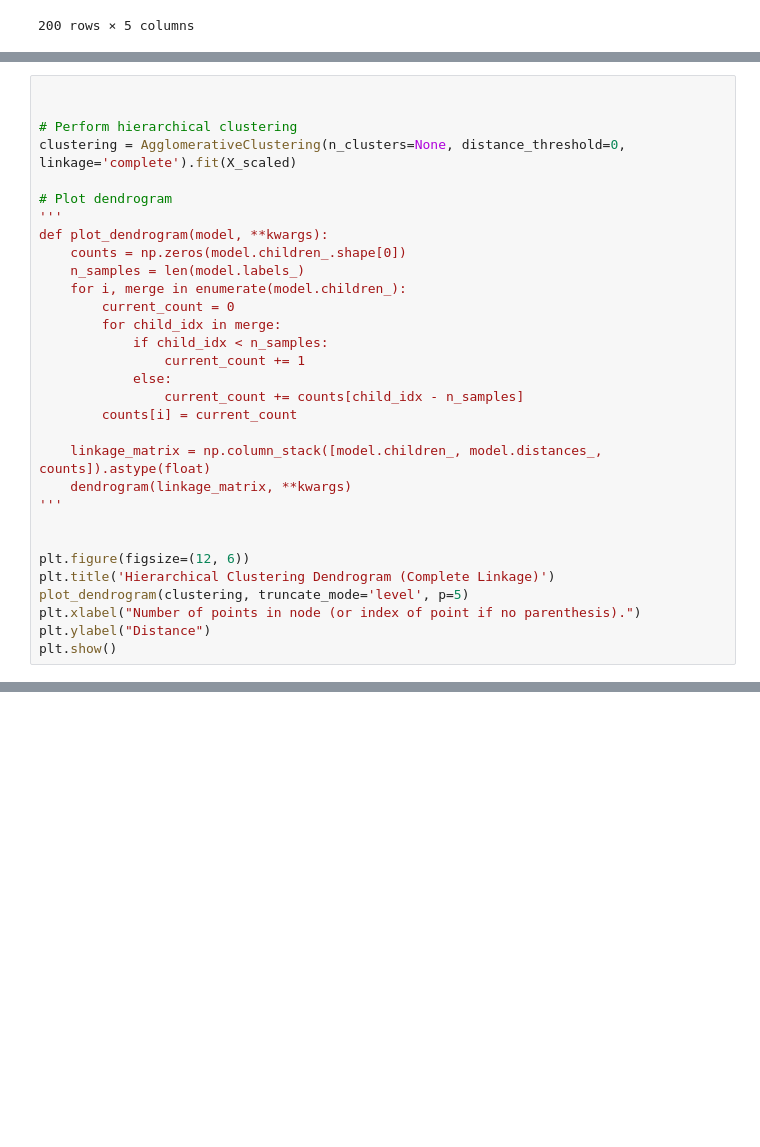
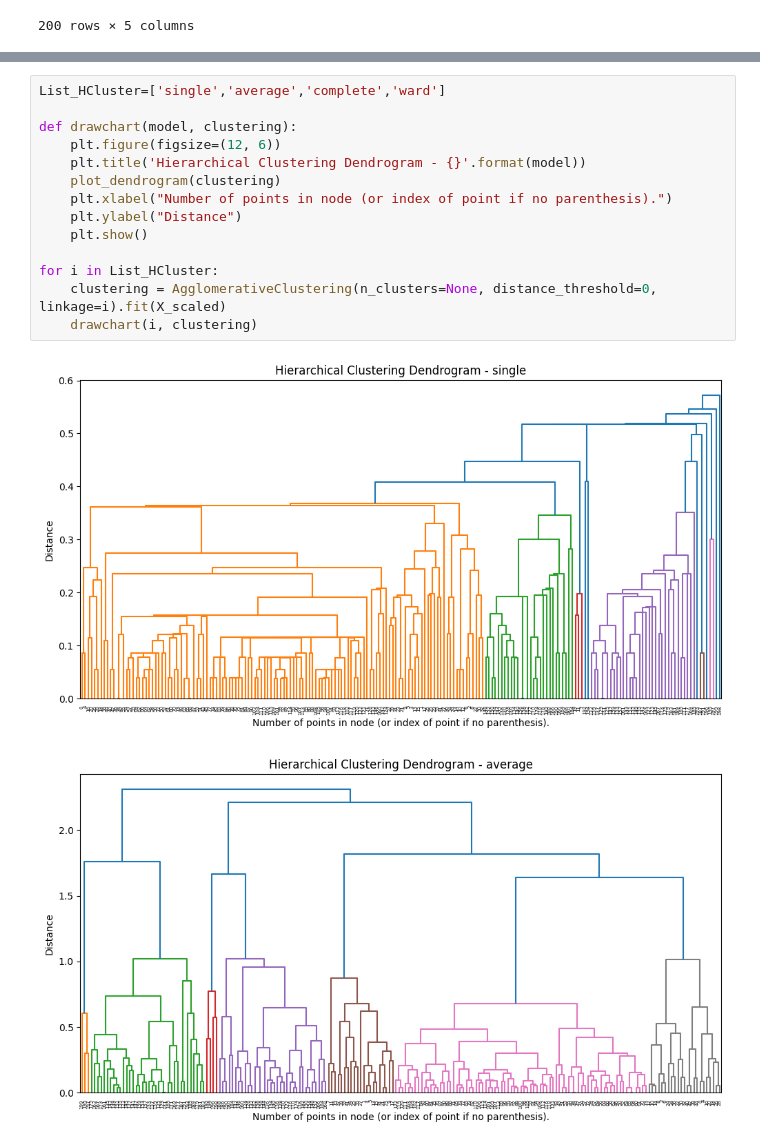
Before and after one commit to JeyPrabakaran/ML_Clustering, a Jupyter notebook: ML_Hierarchial_Cluster.ipynb, the cells around one changed output, grey strips where cells are left out. Cells and saved outputs as stored; diff of their text form; blank space fills up the shorter version.

```diff
--- a/ML_Hierarchial_Cluster.ipynb
+++ b/ML_Hierarchial_Cluster.ipynb
@@ -166,31 +67,0 @@ plt.show()
-# %%
-
-
-# Perform hierarchical clustering
-clustering = AgglomerativeClustering(n_clusters=None, distance_threshold=0, linkage='complete').fit(X_scaled)
-
-# Plot dendrogram
-'''
-def plot_dendrogram(model, **kwargs):
-    counts = np.zeros(model.children_.shape[0])
-    n_samples = len(model.labels_)
-    for i, merge in enumerate(model.children_):
-        current_count = 0
-        for child_idx in merge:
-            if child_idx < n_samples:
-                current_count += 1
-            else:
-                current_count += counts[child_idx - n_samples]
-        counts[i] = current_count
-
-    linkage_matrix = np.column_stack([model.children_, model.distances_, counts]).astype(float)
-    dendrogram(linkage_matrix, **kwargs)
-'''
-
-
-plt.figure(figsize=(12, 6))
-plt.title('Hierarchical Clustering Dendrogram (Complete Linkage)')
-plot_dendrogram(clustering, truncate_mode='level', p=5)
-plt.xlabel("Number of points in node (or index of point if no parenthesis).")
-plt.ylabel("Distance")
-plt.show()
@@ -242,0 +68,17 @@ plt.show()
+# %%
+List_HCluster=['single','average','complete','ward']
+
+def drawchart(model, clustering):
+    plt.figure(figsize=(12, 6))
+    plt.title('Hierarchical Clustering Dendrogram - {}'.format(model))
+    plot_dendrogram(clustering)
+    plt.xlabel("Number of points in node (or index of point if no parenthesis).")
+    plt.ylabel("Distance")
+    plt.show()
+
+for i in List_HCluster:
+    clustering = AgglomerativeClustering(n_clusters=None, distance_threshold=0, linkage=i).fit(X_scaled)
+    drawchart(i, clustering)
+# %% [output]
+[figure, added]
+[figure, added]
```
Also changed, not shown: parts of 7 cells of this notebook.
